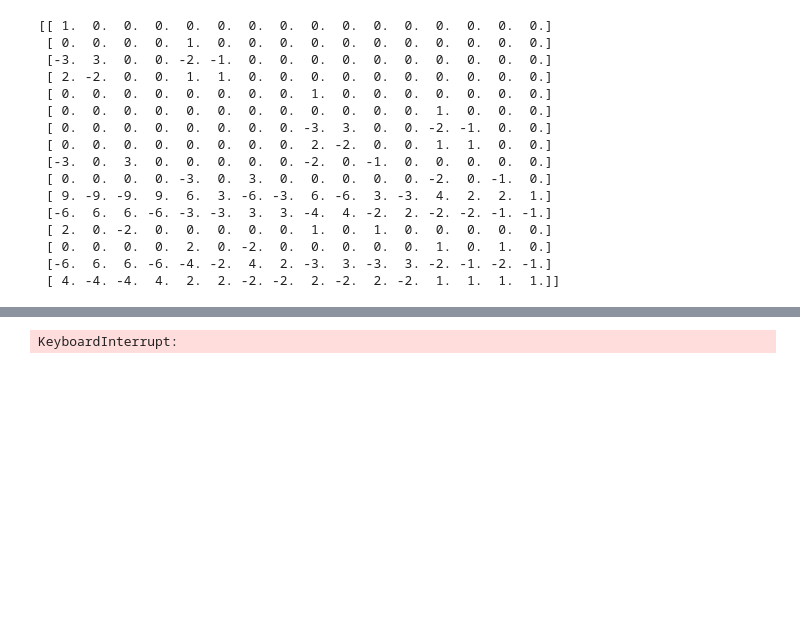
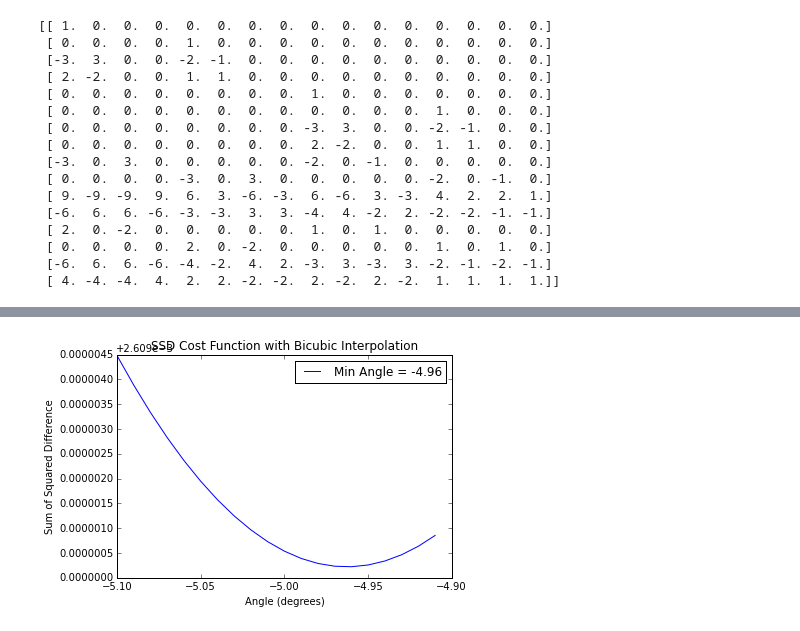
Before and after one commit to zyzdiana/AC297r-Volume-Registration, a Jupyter notebook: Multiple_Resolutions.ipynb, the cells around one changed output, grey strips where cells are left out. Saved outputs shown, nothing was run; the diff lists cells and outputs as text; code cells hidden in the pictures; blank space fills up the shorter version.

```diff
--- a/Multiple_Resolutions.ipynb
+++ b/Multiple_Resolutions.ipynb
@@ -816,10 +1065,22 @@ def plot_cost_func(cost_func,res):
+# %%
+thetas = np.arange(-5.1,-4.9,0.01)
+cost_func  = rot_cost_func(vol1,vol2,thetas, 'bicubic')
+
+angMin = thetas[np.argmin(cost_func,axis=0)]
+plt.plot(thetas, cost_func, 'blue',label='Min Angle = %s' %(angMin))
+
+plt.title('SSD Cost Function with Bicubic Interpolation')
+plt.xlabel('Angle (degrees)')
+plt.ylabel('Sum of Squared Difference')
+plt.legend(loc='best')
+plt.show()
+# %% [output]
+[figure, added]
 # %%
-thetas = np.arange(-10,10,0.01)
+thetas = np.arange(-10,5,0.1)
 cost_func_6_4 = rot_cost_func(list_6_4mm[0],list_6_4mm[3],thetas, 'bicubic')
 cost_func_8 = rot_cost_func(list_8mm[0],list_8mm[3],thetas, 'bicubic')
 cost_func_10 = rot_cost_func(list_10mm[0],list_10mm[3],thetas, 'bicubic')
-# %% [output]
-KeyboardInterrupt:
 # %%
 angMin = thetas[np.argmin(cost_func_10,axis=0)]
 plt.plot(thetas, cost_func_10, 'blue',label='Min Angle = %s, Resolution=10mm' %(angMin))
```
Also changed, not shown: parts of 31 cells of this notebook, 18 other files.
